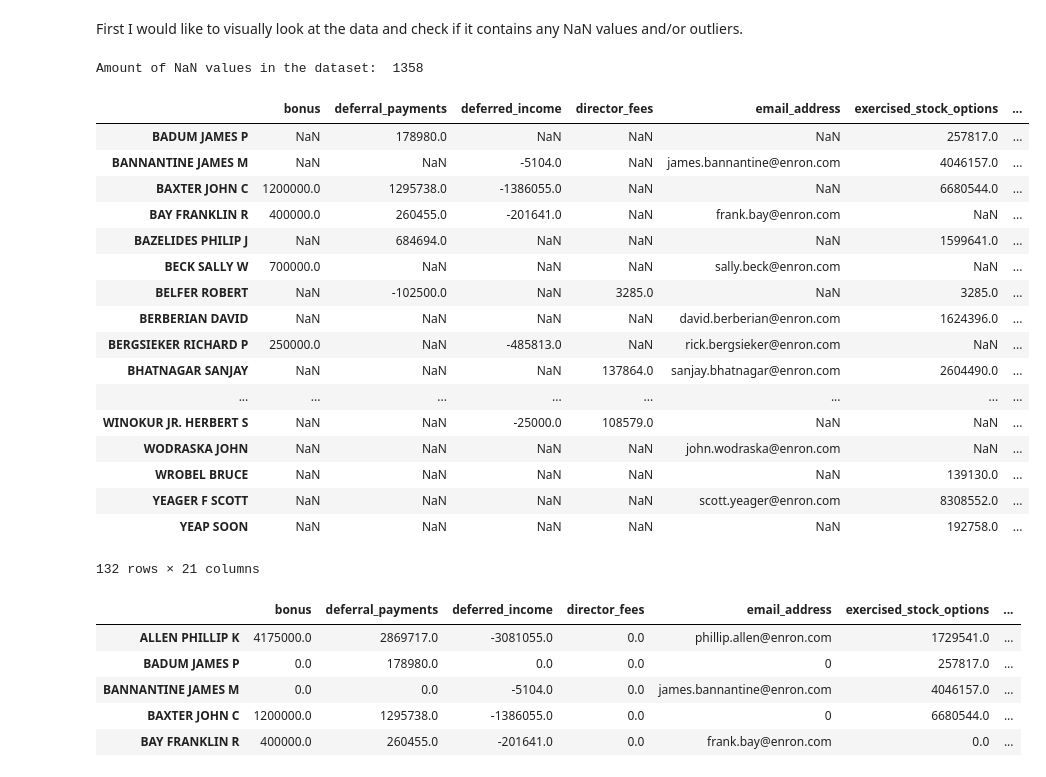
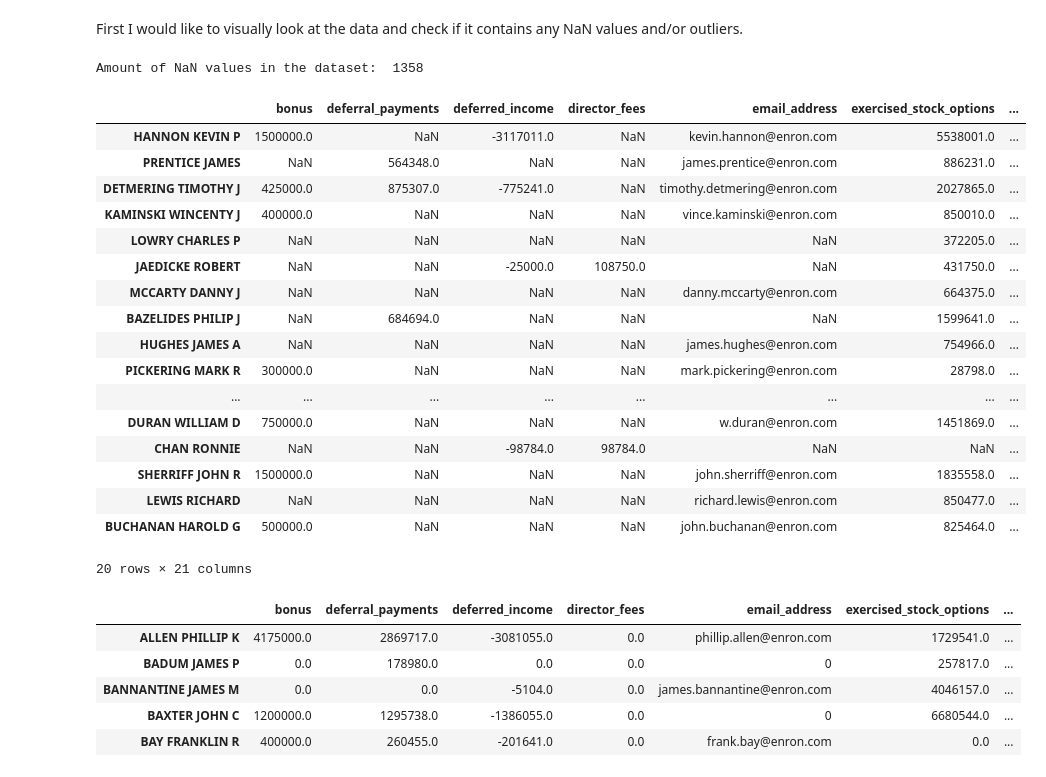
Before and after one commit to josefinaxberg/Intro-ML_Udacity, a Jupyter notebook: final_project/FinalProject_TheEnronFraud.ipynb, the cells around one changed output. Drawn from its saved outputs; the diff is of its cells as text; code cells hidden in the pictures.

```diff
--- a/final_project/FinalProject_TheEnronFraud.ipynb
+++ b/final_project/FinalProject_TheEnronFraud.ipynb
@@ -92,28 +92,28 @@ df_enron = df_enron.replace('NaN', np.nan)
 # %%
 print "Amount of NaN values in the dataset: ", df_enron.isnull().sum().sum()
 
 
 df_enron.loc[(df_enron['email_address'].isnull()) |
               (df_enron['deferral_payments'].isnull()) |
               (df_enron['bonus'].isnull()) |
-              (df_enron['from_messages'].isnull())]
+              (df_enron['from_messages'].isnull())].sample(20)
 # %% [output]
 Amount of NaN values in the dataset:  1358
 |  | bonus | deferral_payments | deferred_income | director_fees | email_address | exercised_stock_options | ... |
-| BADUM JAMES P | NaN | 178980.0 | NaN | NaN | NaN | 257817.0 | ... |
-| BANNANTINE JAMES M | NaN | NaN | -5104.0 | NaN | james.bannantine@enron.com | 4046157.0 | ... |
-| BAXTER JOHN C | 1200000.0 | 1295738.0 | -1386055.0 | NaN | NaN | 6680544.0 | ... |
-| BAY FRANKLIN R | 400000.0 | 260455.0 | -201641.0 | NaN | frank.bay@enron.com | NaN | ... |
+| HANNON KEVIN P | 1500000.0 | NaN | -3117011.0 | NaN | kevin.hannon@enron.com | 5538001.0 | ... |
+| PRENTICE JAMES | NaN | 564348.0 | NaN | NaN | james.prentice@enron.com | 886231.0 | ... |
+| DETMERING TIMOTHY J | 425000.0 | 875307.0 | -775241.0 | NaN | timothy.detmering@enron.com | 2027865.0 | ... |
+| KAMINSKI WINCENTY J | 400000.0 | NaN | NaN | NaN | vince.kaminski@enron.com | 850010.0 | ... |
+| LOWRY CHARLES P | NaN | NaN | NaN | NaN | NaN | 372205.0 | ... |
+| JAEDICKE ROBERT | NaN | NaN | -25000.0 | 108750.0 | NaN | 431750.0 | ... |
+| MCCARTY DANNY J | NaN | NaN | NaN | NaN | danny.mccarty@enron.com | 664375.0 | ... |
 | BAZELIDES PHILIP J | NaN | 684694.0 | NaN | NaN | NaN | 1599641.0 | ... |
-| BECK SALLY W | 700000.0 | NaN | NaN | NaN | sally.beck@enron.com | NaN | ... |
-| BELFER ROBERT | NaN | -102500.0 | NaN | 3285.0 | NaN | 3285.0 | ... |
-| BERBERIAN DAVID | NaN | NaN | NaN | NaN | david.berberian@enron.com | 1624396.0 | ... |
-| BERGSIEKER RICHARD P | 250000.0 | NaN | -485813.0 | NaN | rick.bergsieker@enron.com | NaN | ... |
-| BHATNAGAR SANJAY | NaN | NaN | NaN | 137864.0 | sanjay.bhatnagar@enron.com | 2604490.0 | ... |
+| HUGHES JAMES A | NaN | NaN | NaN | NaN | james.hughes@enron.com | 754966.0 | ... |
+| PICKERING MARK R | 300000.0 | NaN | NaN | NaN | mark.pickering@enron.com | 28798.0 | ... |
 | ... | ... | ... | ... | ... | ... | ... | ... |
-| WINOKUR JR. HERBERT S | NaN | NaN | -25000.0 | 108579.0 | NaN | NaN | ... |
-| WODRASKA JOHN | NaN | NaN | NaN | NaN | john.wodraska@enron.com | NaN | ... |
-| WROBEL BRUCE | NaN | NaN | NaN | NaN | NaN | 139130.0 | ... |
-| YEAGER F SCOTT | NaN | NaN | NaN | NaN | scott.yeager@enron.com | 8308552.0 | ... |
-| YEAP SOON | NaN | NaN | NaN | NaN | NaN | 192758.0 | ... |
+| DURAN WILLIAM D | 750000.0 | NaN | NaN | NaN | w.duran@enron.com | 1451869.0 | ... |
+| CHAN RONNIE | NaN | NaN | -98784.0 | 98784.0 | NaN | NaN | ... |
+| SHERRIFF JOHN R | 1500000.0 | NaN | NaN | NaN | john.sherriff@enron.com | 1835558.0 | ... |
+| LEWIS RICHARD | NaN | NaN | NaN | NaN | richard.lewis@enron.com | 850477.0 | ... |
+| BUCHANAN HAROLD G | 500000.0 | NaN | NaN | NaN | john.buchanan@enron.com | 825464.0 | ... |
-132 rows × 21 columns
+20 rows × 21 columns
```
Also changed, not shown: parts of 6 cells of this notebook, 1 other file.
